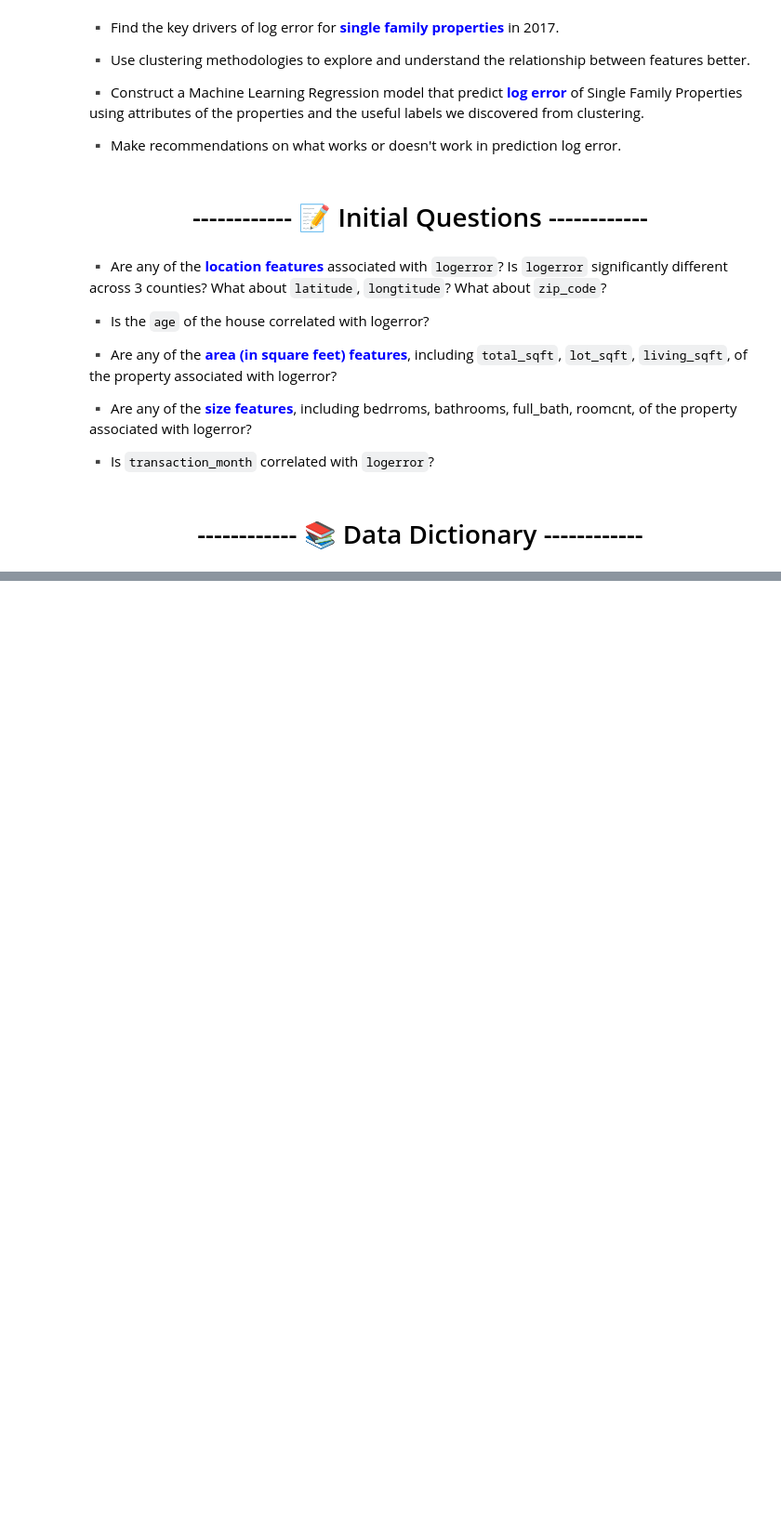
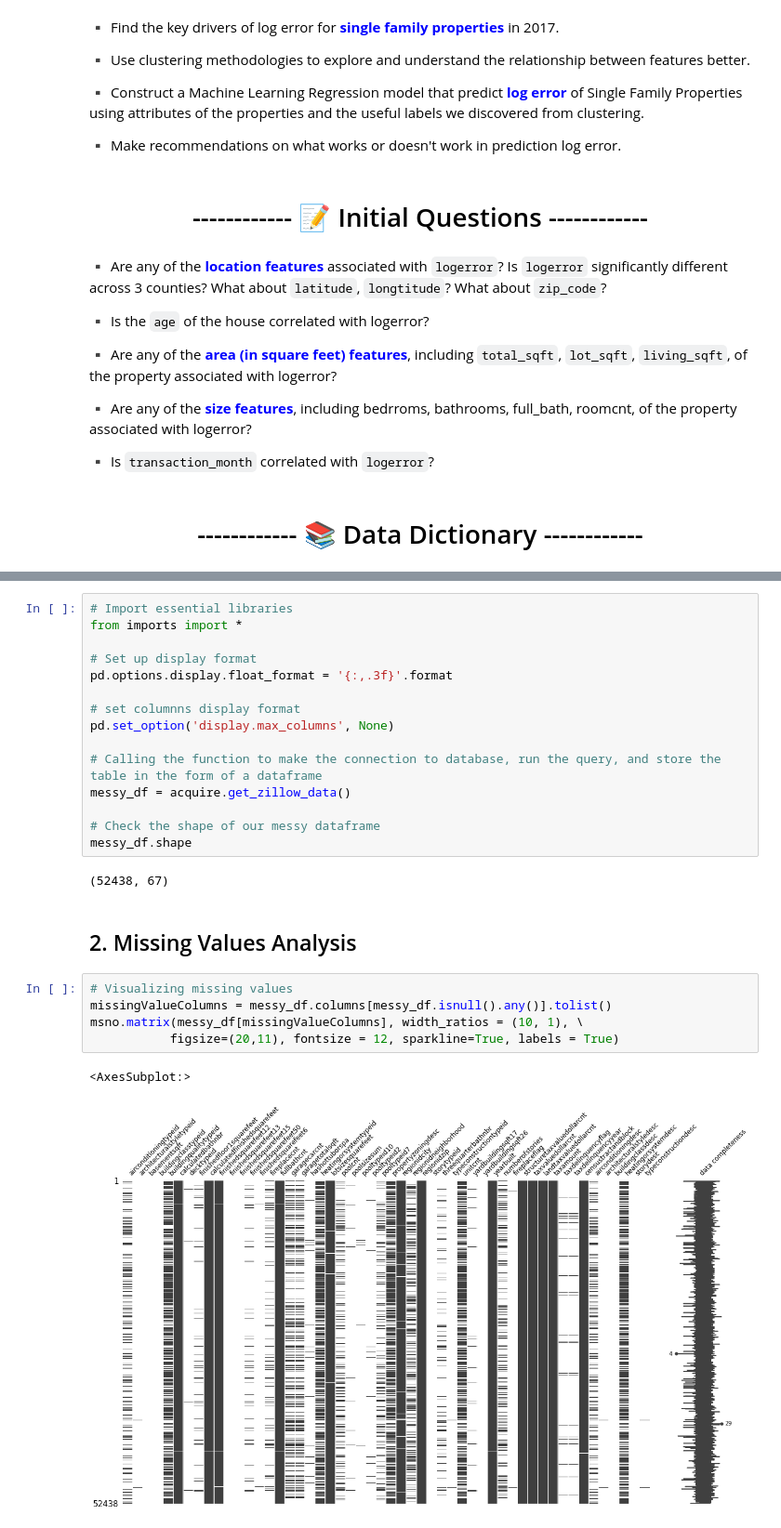
Before and after one commit to m3redithw/Zestimates-Clustering-Project, a Jupyter notebook: final_report.ipynb, the cells around one changed output, grey strips where cells are left out. Shown at 93% size. Saved outputs shown, nothing was run; the diff lists cells and outputs as text; blank space fills up the shorter version.

```diff
--- a/final_report.ipynb
+++ b/final_report.ipynb
@@ -64,0 +71,27 @@ pd.set_option('display.max_columns', None)
+# %%
+# Import essential libraries
+from imports import *
+
+# Set up display format
+pd.options.display.float_format = '{:,.3f}'.format
+
+# set columnns display format
+pd.set_option('display.max_columns', None)
+
+# Calling the function to make the connection to database, run the query, and store the table in the form of a dataframe
+messy_df = acquire.get_zillow_data()
+
+# Check the shape of our messy dataframe
+messy_df.shape
+# %% [output]
+(52438, 67)
+# %% [markdown]
+## 2. Missing Values Analysis
+# %%
+# Visualizing missing values
+missingValueColumns = messy_df.columns[messy_df.isnull().any()].tolist()
+msno.matrix(messy_df[missingValueColumns], width_ratios = (10, 1), \
+           figsize=(20,11), fontsize = 12, sparkline=True, labels = True)
+# %% [output]
+<AxesSubplot:>
+[figure, added]
```
Also changed, not shown: parts of 10 cells of this notebook.
